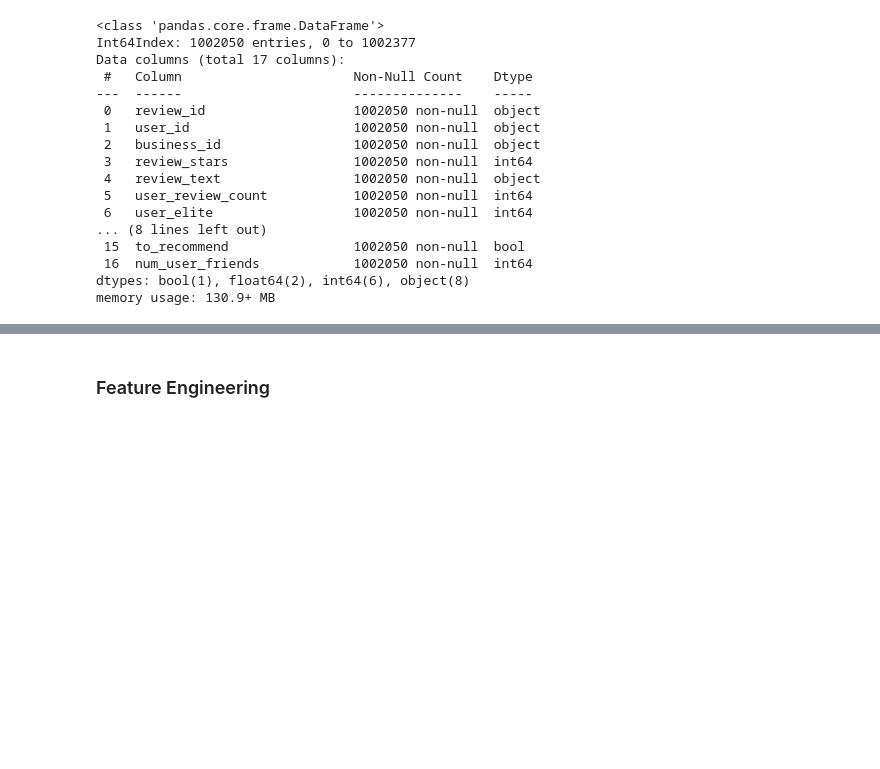
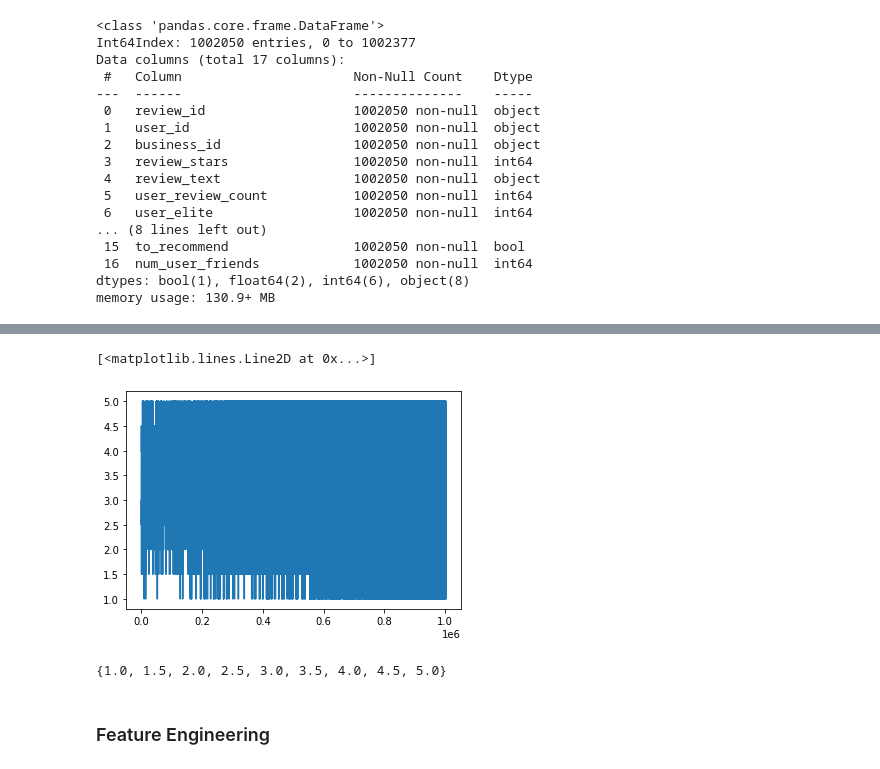
Before and after one commit to FishWith7sMemory/MAST30034-ADS-GroupProj, a Jupyter notebook: Preprocessing.ipynb, the cells around one changed output, grey strips where cells are left out. Cells and saved outputs as stored; diff of their text form; code cells hidden in the pictures; blank space fills up the shorter version.

```diff
--- a/Preprocessing.ipynb
+++ b/Preprocessing.ipynb
@@ -420,3 +521,12 @@ memory usage: 130.9+ MB
+# %%
+plt.plot(df["business_stars"])
+# %% [output]
+[<matplotlib.lines.Line2D at 0x...>]
+[figure, added]
+# %%
+set(df["business_stars"])
+# %% [output]
+{1.0, 1.5, 2.0, 2.5, 3.0, 3.5, 4.0, 4.5, 5.0}
 # %%
 df.to_csv("data/yelp_academic_dataset_sample0125_filter.csv", index=False)
 # %%
```
Also changed, not shown: parts of 14 cells of this notebook.
